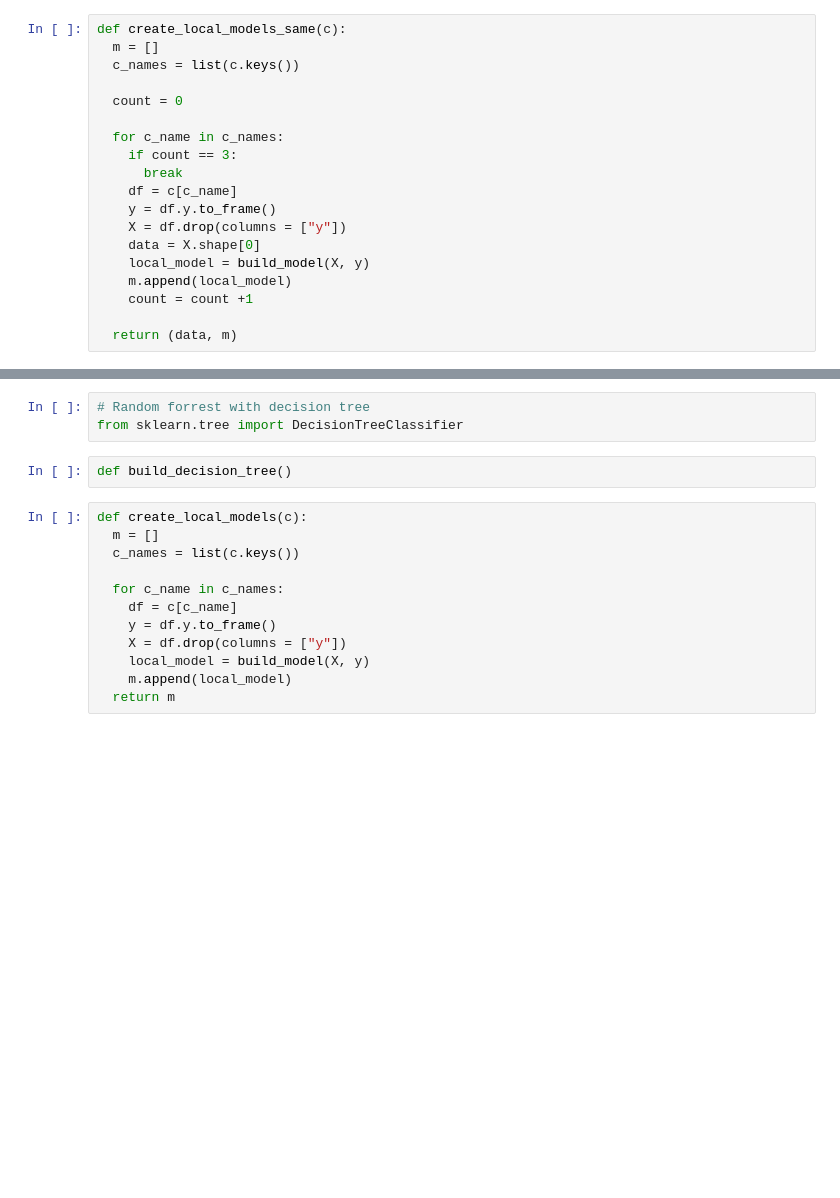
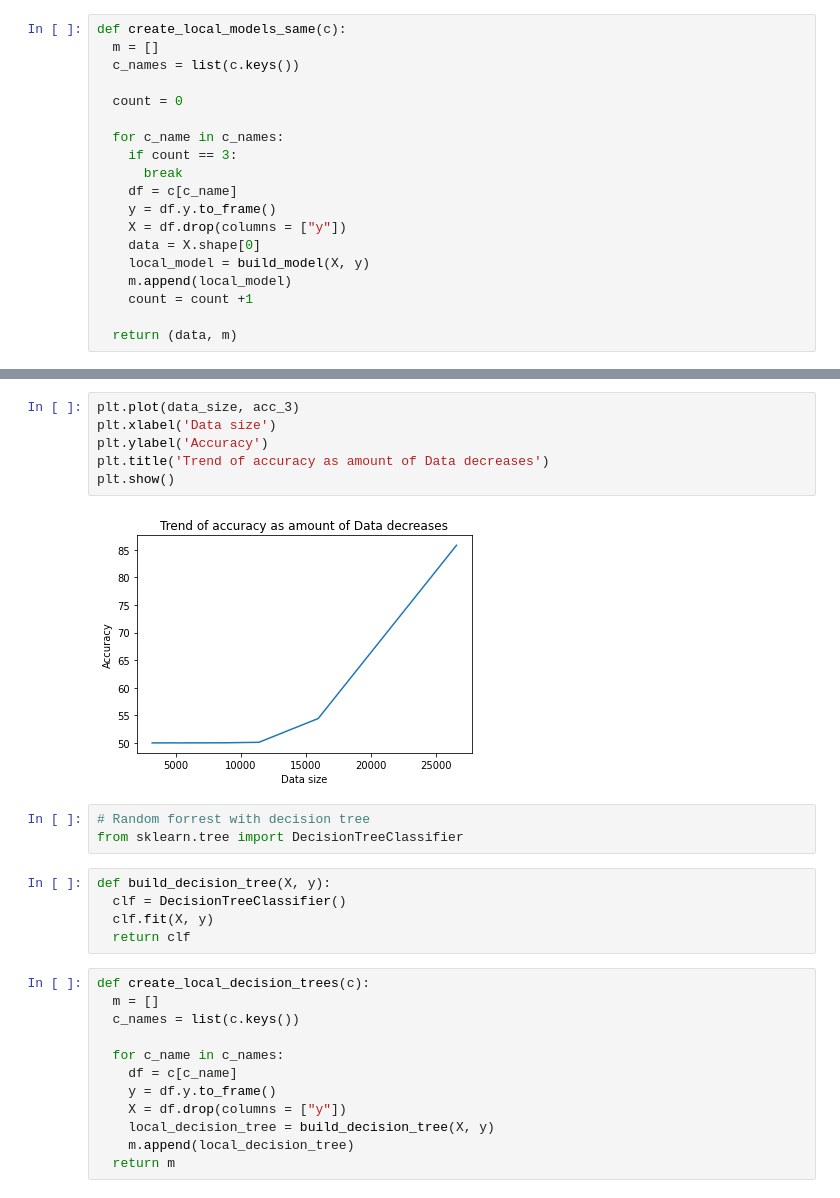
Before and after one commit to dhirajssh/Federated-Learning, a Jupyter notebook: random_forest.ipynb, the cells around one changed output, grey strips where cells are left out. Drawn from its saved outputs; the diff is of its cells as text; blank space fills up the shorter version.

Commit message:
decision tree in federated learning

```diff
--- a/random_forest.ipynb
+++ b/random_forest.ipynb
@@ -188,11 +192,22 @@ acc, data_size
  [26614, 15968, 11406, 8871, 7258, 6141, 5322, 4696, 4202, 3802, 3471, 3193])
+# %%
+plt.plot(data_size, acc_3)
+plt.xlabel('Data size')
+plt.ylabel('Accuracy')
+plt.title('Trend of accuracy as amount of Data decreases')
+plt.show()
+# %% [output]
+[figure, added]
 # %%
 # Random forrest with decision tree
 from sklearn.tree import DecisionTreeClassifier
-# %%
-def build_decision_tree()
+# %%
+def build_decision_tree(X, y):
+  clf = DecisionTreeClassifier()
+  clf.fit(X, y)
+  return clf
 # %%
-def create_local_models(c):
+def create_local_decision_trees(c):
   m = []
   c_names = list(c.keys())
 
@@ -200,6 +215,6 @@ def create_local_models(c):
     df = c[c_name]
     y = df.y.to_frame()
     X = df.drop(columns = ["y"])
-    local_model = build_model(X, y)
-    m.append(local_model)
+    local_decision_tree = build_decision_tree(X, y)
+    m.append(local_decision_tree)
   return m
```
Also changed, not shown: parts of 6 cells of this notebook.
